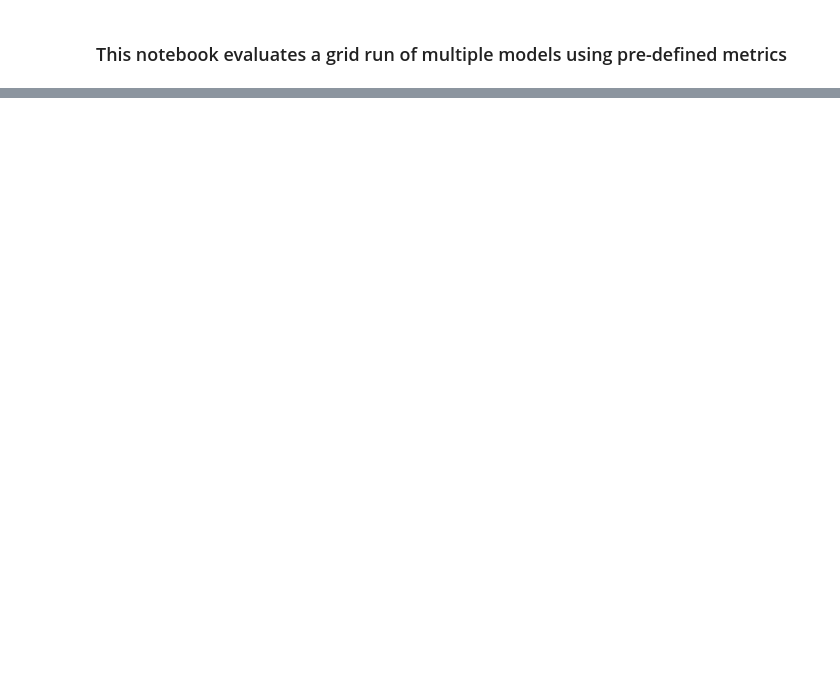
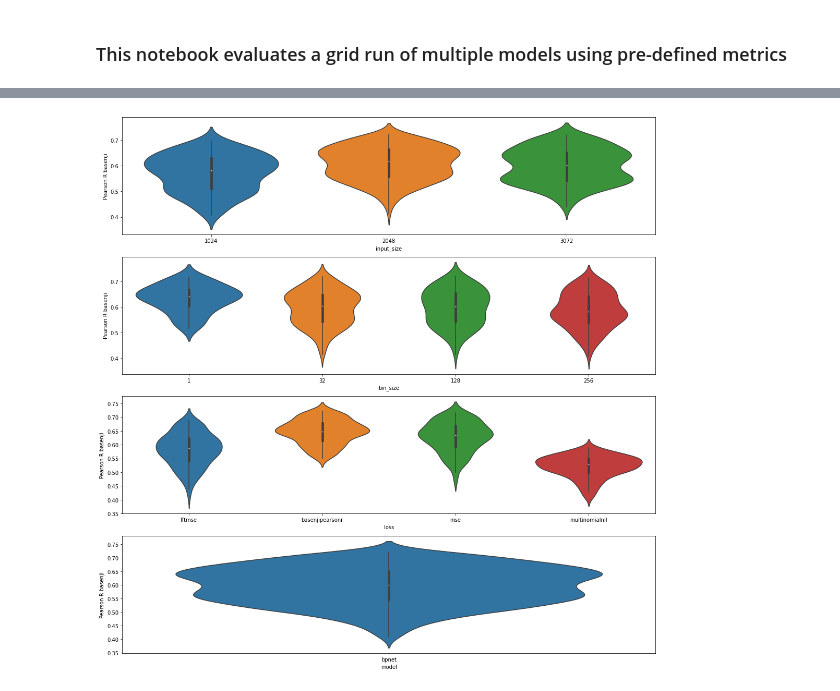
Before and after one commit to amberT15/QuantPred, a Jupyter notebook: evaluation.ipynb, the cells around one changed output, grey strips where cells are left out. Cells and saved outputs as stored; diff of their text form; code cells hidden in the pictures; blank space fills up the shorter version.

```diff
--- a/evaluation.ipynb
+++ b/evaluation.ipynb
@@ -45,0 +54,9 @@ def get_metrics(y_true, y_pred):
+# %%
+preds = []
+preds_bpnet = []
+for subdir in os.listdir(grid_dir):
+    sub_path = os.path.join(grid_dir, subdir)
+    if os.path.isdir(sub_path):
+        for f in os.listdir(sub_path):
+            if 'pred' in f:
+                preds.append(os.path.join(sub_path,f))
@@ -45,0 +72,8 @@ def get_metrics(y_true, y_pred):
+# %%
+eval_metrics = {}
+for pred in preds:
+    dataset = h5py.File(pred, 'r')
+    test_pred = dataset['test_pred'][:]
+    test_y = dataset['test_y'][:]
+    avg_metrics = {k:v.mean() for k,v in get_metrics(test_y, test_pred).items()}
+    eval_metrics[pred] = avg_metrics
@@ -79,0 +161,14 @@ all_metrics = pd.concat(all_metrics)
+# %%
+fig, axs = plt.subplots(4, figsize=[15,15])
+
+for m, met in enumerate(['Pearson R basenji']):
+
+    _=sns.violinplot(x='input_size', y=met, data=all_metrics, ax=axs[0])
+    _=sns.violinplot(x='bin_size', y=met, data=all_metrics, ax=axs[1])
+    _=sns.violinplot(x='loss', y=met, data=all_metrics, ax=axs[2])
+    _=sns.violinplot(x='model', y=met, data=all_metrics, ax=axs[3])
+#     axs[2,m].set_xticklabels(axs[2,m].get_xticklabels(), rotation=90)
+# axs[2].set_xticks()
+plt.tight_layout()
+# %% [output]
+[figure, added]
```
Also changed, not shown: parts of 32 cells of this notebook.
